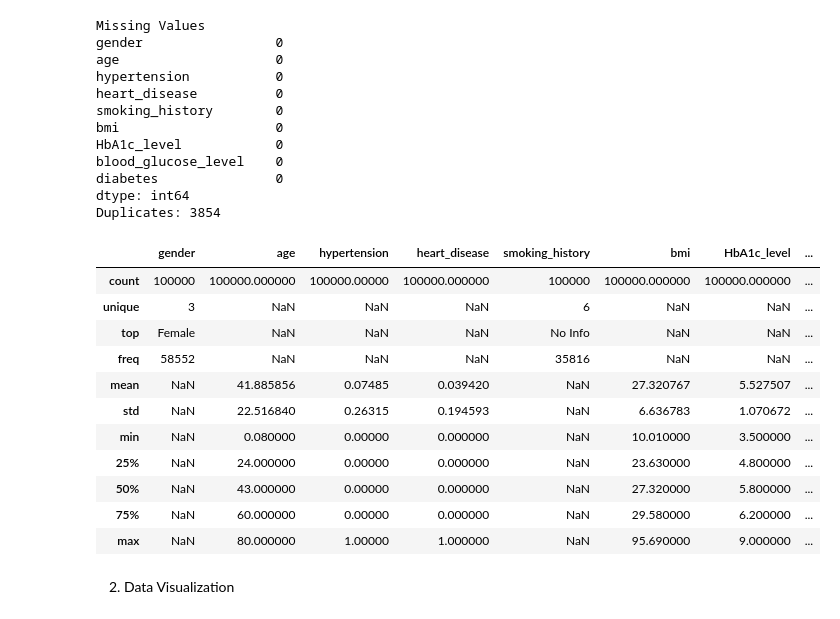
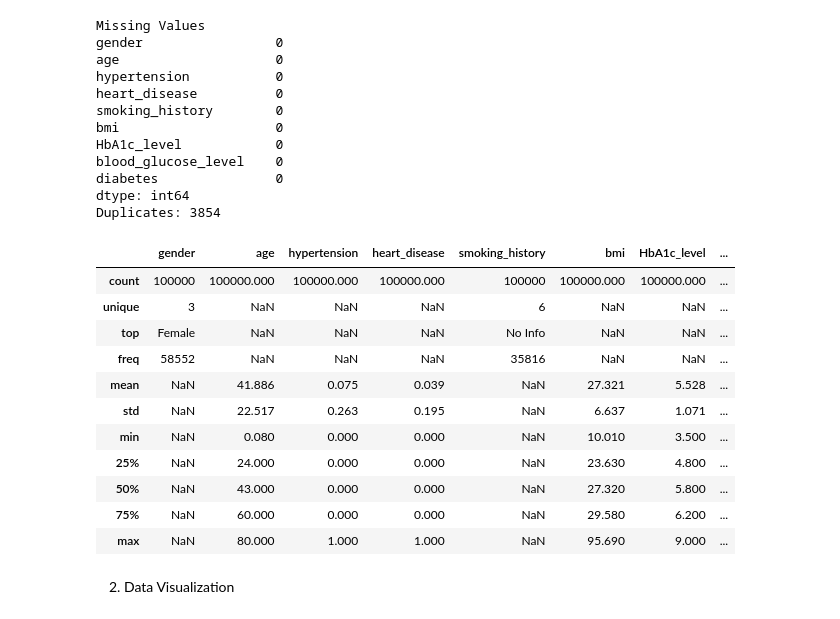
Before and after one commit to joycelovedorial/IS424-Data-Mining, a Jupyter notebook: Diabetes Prediction Latest.ipynb, the cells around one changed output. Cells and saved outputs as stored; diff of their text form; code cells hidden in the pictures.

```diff
--- a/Diabetes Prediction Latest.ipynb
+++ b/Diabetes Prediction Latest.ipynb
@@ -83,20 +83,20 @@ diabetes               0
 dtype: int64
 Duplicates: 3854
 # %%
-df.describe(include="all")
+round(df.describe(include="all"), 3)
 # %% [output]
 |  | gender | age | hypertension | heart_disease | smoking_history | bmi | HbA1c_level | ... |
-| count | 100000 | 100000.000000 | 100000.00000 | 100000.000000 | 100000 | 100000.000000 | 100000.000000 | ... |
+| count | 100000 | 100000.000 | 100000.000 | 100000.000 | 100000 | 100000.000 | 100000.000 | ... |
 | unique | 3 | NaN | NaN | NaN | 6 | NaN | NaN | ... |
 | top | Female | NaN | NaN | NaN | No Info | NaN | NaN | ... |
 | freq | 58552 | NaN | NaN | NaN | 35816 | NaN | NaN | ... |
-| mean | NaN | 41.885856 | 0.07485 | 0.039420 | NaN | 27.320767 | 5.527507 | ... |
-| std | NaN | 22.516840 | 0.26315 | 0.194593 | NaN | 6.636783 | 1.070672 | ... |
-| min | NaN | 0.080000 | 0.00000 | 0.000000 | NaN | 10.010000 | 3.500000 | ... |
-| 25% | NaN | 24.000000 | 0.00000 | 0.000000 | NaN | 23.630000 | 4.800000 | ... |
-| 50% | NaN | 43.000000 | 0.00000 | 0.000000 | NaN | 27.320000 | 5.800000 | ... |
-| 75% | NaN | 60.000000 | 0.00000 | 0.000000 | NaN | 29.580000 | 6.200000 | ... |
-| max | NaN | 80.000000 | 1.00000 | 1.000000 | NaN | 95.690000 | 9.000000 | ... |
+| mean | NaN | 41.886 | 0.075 | 0.039 | NaN | 27.321 | 5.528 | ... |
+| std | NaN | 22.517 | 0.263 | 0.195 | NaN | 6.637 | 1.071 | ... |
+| min | NaN | 0.080 | 0.000 | 0.000 | NaN | 10.010 | 3.500 | ... |
+| 25% | NaN | 24.000 | 0.000 | 0.000 | NaN | 23.630 | 4.800 | ... |
+| 50% | NaN | 43.000 | 0.000 | 0.000 | NaN | 27.320 | 5.800 | ... |
+| 75% | NaN | 60.000 | 0.000 | 0.000 | NaN | 29.580 | 6.200 | ... |
+| max | NaN | 80.000 | 1.000 | 1.000 | NaN | 95.690 | 9.000 | ... |
 # %% [markdown]
 2. Data Visualization
 # %%
```
Also changed, not shown: parts of 2 cells of this notebook.
